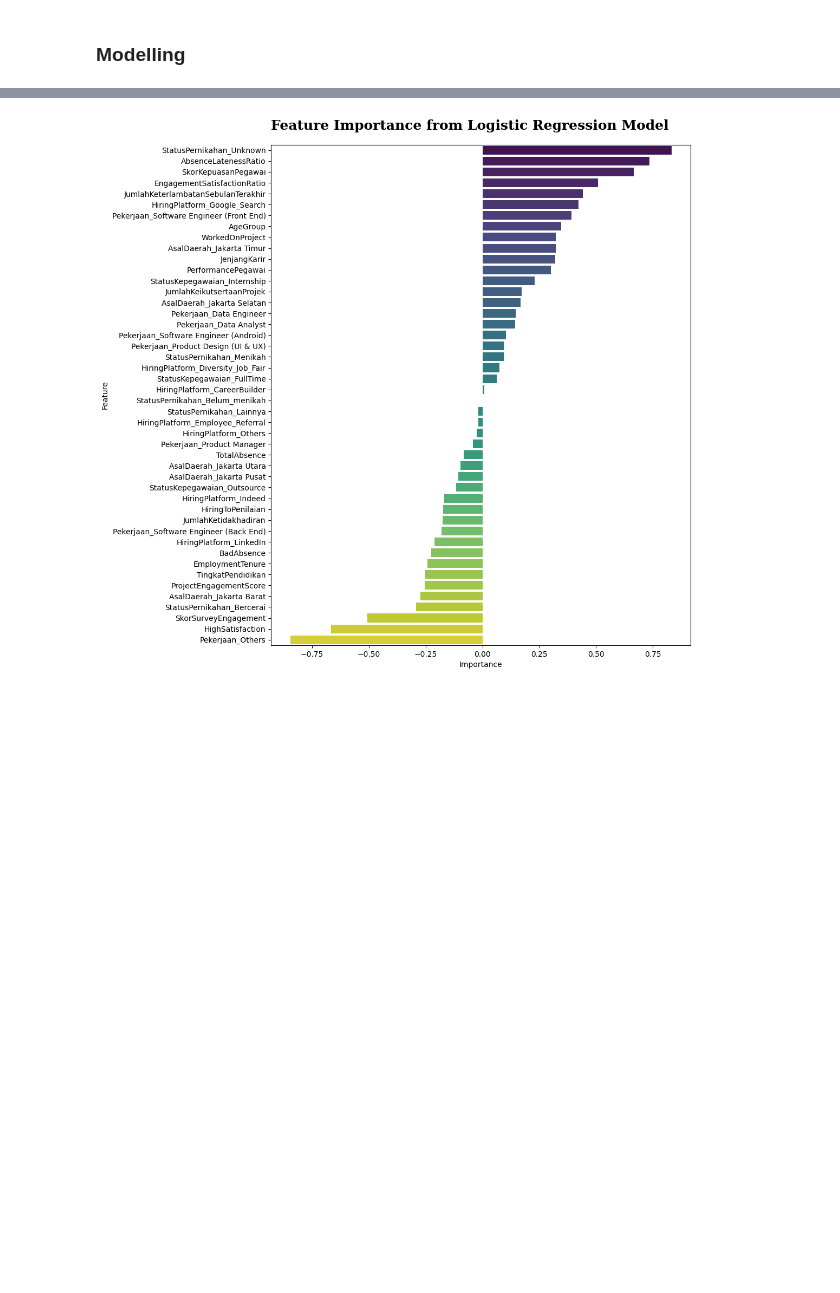
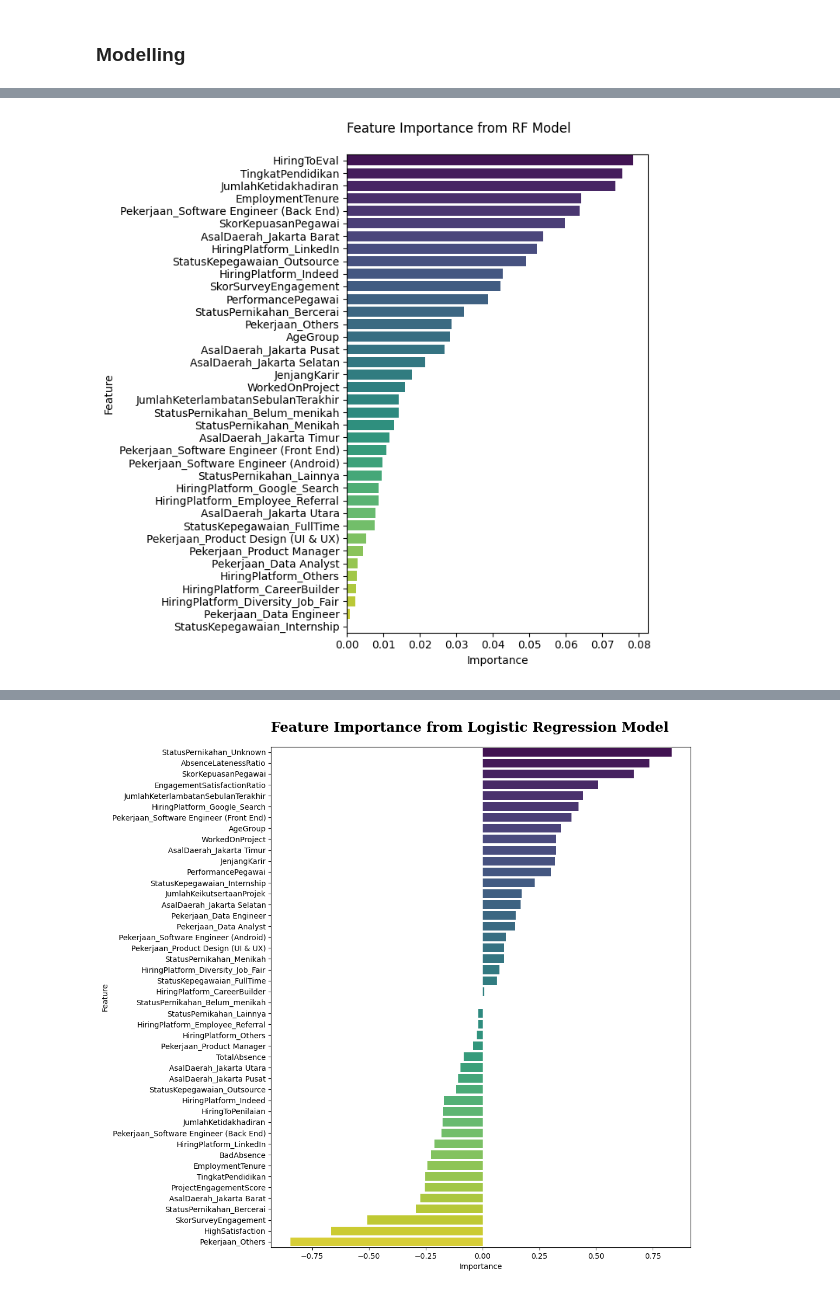
Before and after one commit to azaryasph/Improving-Employee-Retention-By-Predicting-Employee-Attrition-Using-Machine-Learning, a Jupyter notebook: notebook/predict_employee_attrition.ipynb, the cells around one changed output, grey strips where cells are left out. Drawn from its saved outputs; the diff is of its cells as text; code cells hidden in the pictures; blank space fills up the shorter version.

```diff
--- a/notebook/predict_employee_attrition.ipynb
+++ b/notebook/predict_employee_attrition.ipynb
@@ -1330,7 +1366,7 @@ from imblearn.combine import SMOTETomek
 stmk_hr = SMOTETomek(random_state=103)
 
 # resample the train data
-X_train_over, y_train_over = stmk_hr.fit_resample(X_train_scaled, y_train)
+X_train_over, y_train_over = stmk_hr.fit_resample(X_train_noutliers, y_train)
 
 # Show the target after imbalanced handling
 count_target = y_train_over.Resign.value_counts()
@@ -1473,0 +1632,31 @@ lr_score
+# %%
+# Get feature impportance from KNN model
+rf_hr2.fit(X_trn, y_train_over)
+
+# Get feature importance from KNN model
+rf_feat_imp = rf_hr2.feature_importances_
+
+# Create a DataFrame for the feature importance
+rf_feat_imp_df = pd.DataFrame({
+    'Feature': X_trn.columns,
+    'Importance': rf_feat_imp
+})
+
+# Sort the DataFrame by the feature importance
+rf_feat_imp_df = rf_feat_imp_df.sort_values('Importance', ascending=False)
+
+# Set the figure size
+plt.figure(figsize=(5, 8))
+
+# Create a barplot for the feature importance
+sns.barplot(x='Importance', y='Feature', data=rf_feat_imp_df, palette='viridis')
+
+# Update the fontdict
+# fdbold['size'] = 18
+
+# Add title for the plot
+plt.title('Feature Importance from RF Model',  pad=20, loc='left')
+
+plt.show()
+# %% [output]
+[figure, added]
```
Also changed, not shown: parts of 26 cells of this notebook.
